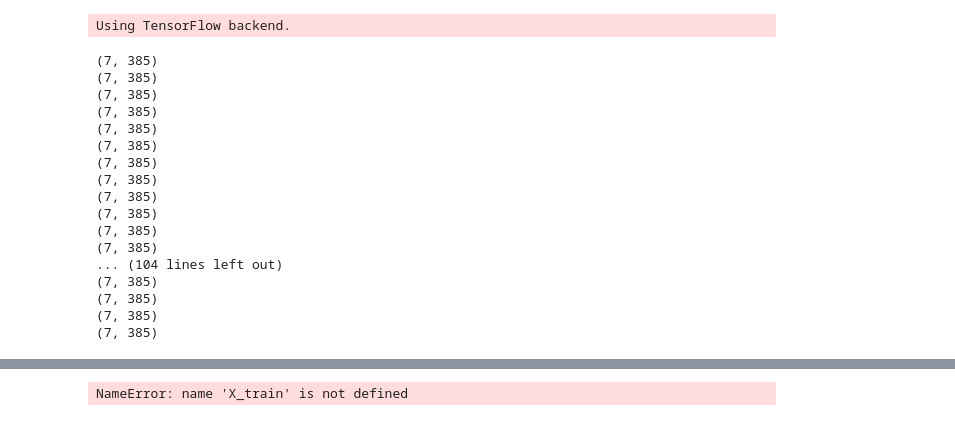
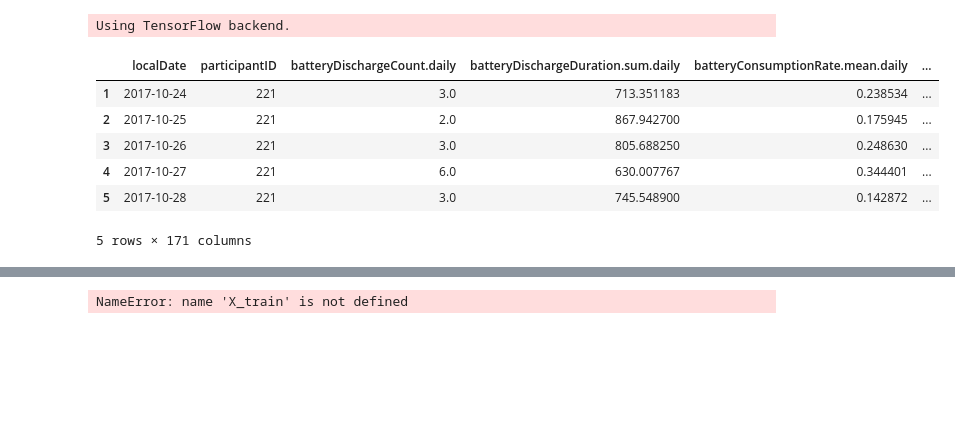
Before and after one commit to madkehl/LSTMPassiveSensing, a Jupyter notebook: LSTMs.ipynb, the cells around one changed output, grey strips where cells are left out. Cells and saved outputs as stored; diff of their text form; code cells hidden in the pictures; blank space fills up the shorter version.

```diff
--- a/LSTMs.ipynb
+++ b/LSTMs.ipynb
@@ -30 +38,11 @@ Using TensorFlow backend.
+# %%
+aware.head()
+# %% [output]
+|  | localDate | participantID | batteryDischargeCount.daily | batteryDischargeDuration.sum.daily | batteryConsumptionRate.mean.daily | ... |
+| 1 | 2017-10-24 | 221 | 3.0 | 713.351183 | 0.238534 | ... |
+| 2 | 2017-10-25 | 221 | 2.0 | 867.942700 | 0.175945 | ... |
+| 3 | 2017-10-26 | 221 | 3.0 | 805.688250 | 0.248630 | ... |
+| 4 | 2017-10-27 | 221 | 6.0 | 630.007767 | 0.344401 | ... |
+| 5 | 2017-10-28 | 221 | 3.0 | 745.548900 | 0.142872 | ... |
+5 rows × 171 columns
 # %%
@@ -125,24 +135,3 @@ for i in pad_imp:
     X, y = split_sequence(i)
     X_ls.append(X)
     y_ls.append(y)
-# %%
-for i in y_ls:
-    print(i.shape)
-# %% [output]
-(7, 385)
-(7, 385)
-(7, 385)
-(7, 385)
-(7, 385)
-(7, 385)
-(7, 385)
-(7, 385)
-(7, 385)
-(7, 385)
-(7, 385)
-(7, 385)
-... (104 lines left out)
-(7, 385)
-(7, 385)
-(7, 385)
-(7, 385)
```
Also changed, not shown: parts of 9 cells of this notebook.
